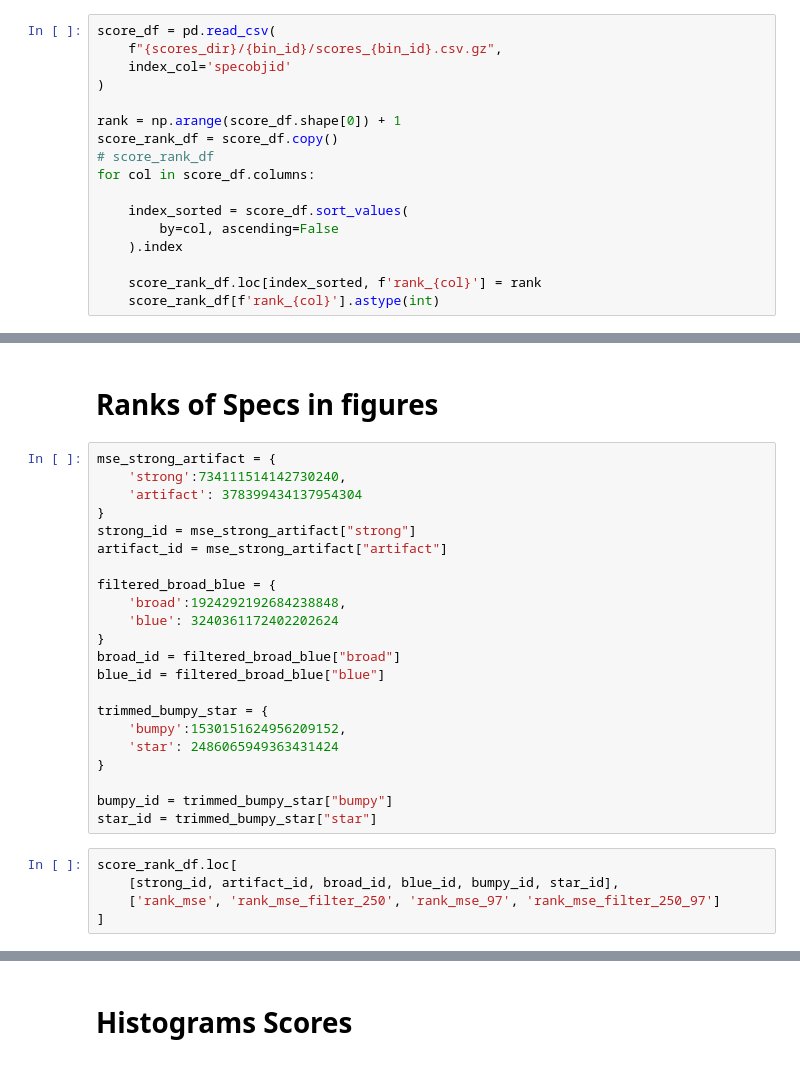
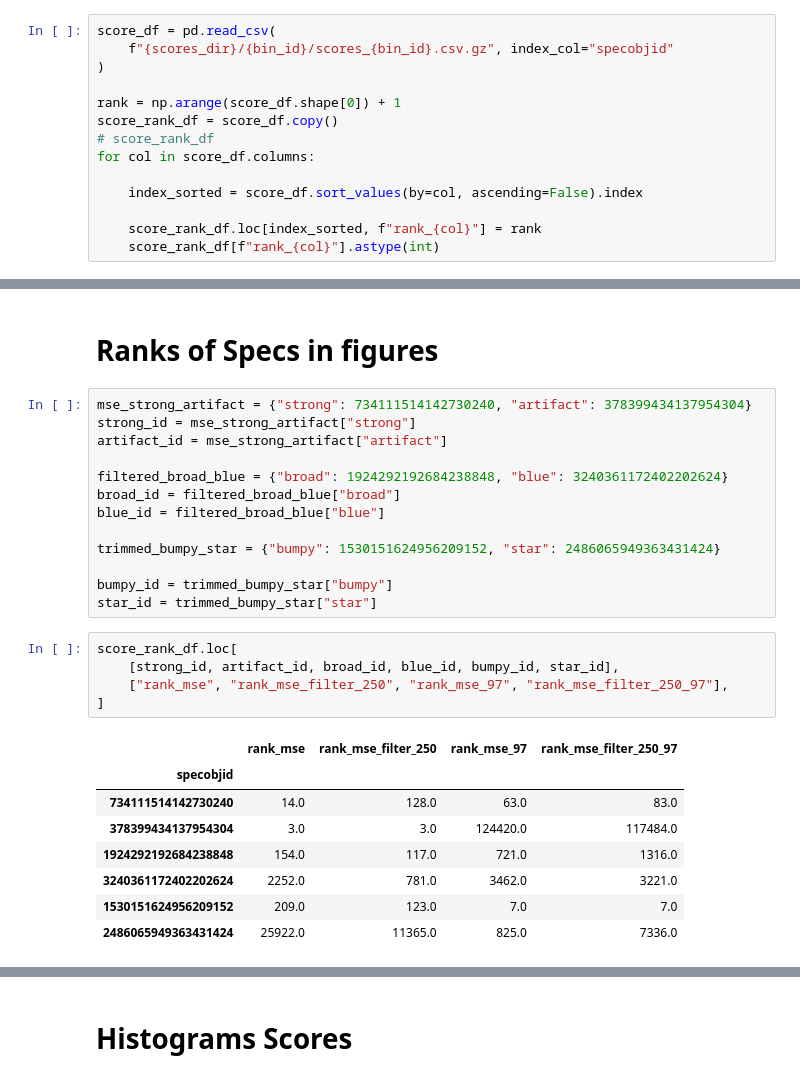
Before and after one commit to ed-ortizm/anomaly, a Jupyter notebook: thesis/residual_based_scores/bin_03/01_01_scores_bin3.ipynb, the cells around one changed output, grey strips where cells are left out. Drawn from its saved outputs; the diff is of its cells as text.

````diff
--- a/thesis/residual_based_scores/bin_03/01_01_scores_bin3.ipynb
+++ b/thesis/residual_based_scores/bin_03/01_01_scores_bin3.ipynb
@@ -285,8 +232,7 @@ ae_model = AutoEncoder(
 # # ```
 # %%
 score_df = pd.read_csv(
-    f"{scores_dir}/{bin_id}/scores_{bin_id}.csv.gz",
-    index_col='specobjid'
+    f"{scores_dir}/{bin_id}/scores_{bin_id}.csv.gz", index_col="specobjid"
 )
 
 rank = np.arange(score_df.shape[0]) + 1
@@ -294,10 +240,8 @@ score_rank_df = score_df.copy()
 # score_rank_df
 for col in score_df.columns:
 
-    index_sorted = score_df.sort_values(
-        by=col, ascending=False
-    ).index
+    index_sorted = score_df.sort_values(by=col, ascending=False).index
 
-    score_rank_df.loc[index_sorted, f'rank_{col}'] = rank
-    score_rank_df[f'rank_{col}'].astype(int)
+    score_rank_df.loc[index_sorted, f"rank_{col}"] = rank
+    score_rank_df[f"rank_{col}"].astype(int)
 # %%
@@ -1026,32 +914,32 @@ fig.savefig(
 # %% [markdown]
 # Ranks of Specs in figures
 # %%
-mse_strong_artifact = {
-    'strong':734111514142730240,
-    'artifact': 378399434137954304
-}
+mse_strong_artifact = {"strong": 734111514142730240, "artifact": 378399434137954304}
 strong_id = mse_strong_artifact["strong"]
 artifact_id = mse_strong_artifact["artifact"]
 
-filtered_broad_blue = {
-    'broad':1924292192684238848,
-    'blue': 3240361172402202624
-}
+filtered_broad_blue = {"broad": 1924292192684238848, "blue": 3240361172402202624}
 broad_id = filtered_broad_blue["broad"]
 blue_id = filtered_broad_blue["blue"]
 
-trimmed_bumpy_star = {
-    'bumpy':1530151624956209152,
-    'star': 2486065949363431424
-}
+trimmed_bumpy_star = {"bumpy": 1530151624956209152, "star": 2486065949363431424}
 
 bumpy_id = trimmed_bumpy_star["bumpy"]
 star_id = trimmed_bumpy_star["star"]
 # %%
 score_rank_df.loc[
     [strong_id, artifact_id, broad_id, blue_id, bumpy_id, star_id],
-    ['rank_mse', 'rank_mse_filter_250', 'rank_mse_97', 'rank_mse_filter_250_97']
+    ["rank_mse", "rank_mse_filter_250", "rank_mse_97", "rank_mse_filter_250_97"],
 ]
+# %% [output]
+|  | rank_mse | rank_mse_filter_250 | rank_mse_97 | rank_mse_filter_250_97 |
+| specobjid |  |  |  |  |
+| 734111514142730240 | 14.0 | 128.0 | 63.0 | 83.0 |
+| 378399434137954304 | 3.0 | 3.0 | 124420.0 | 117484.0 |
+| 1924292192684238848 | 154.0 | 117.0 | 721.0 | 1316.0 |
+| 3240361172402202624 | 2252.0 | 781.0 | 3462.0 | 3221.0 |
+| 1530151624956209152 | 209.0 | 123.0 | 7.0 | 7.0 |
+| 2486065949363431424 | 25922.0 | 11365.0 | 825.0 | 7336.0 |
 # %%
 score_rank_df.loc[
     [strong_id, artifact_id, broad_id, blue_id, bumpy_id, star_id],
````
Also changed, not shown: parts of 51 cells of this notebook, 1 other file.
